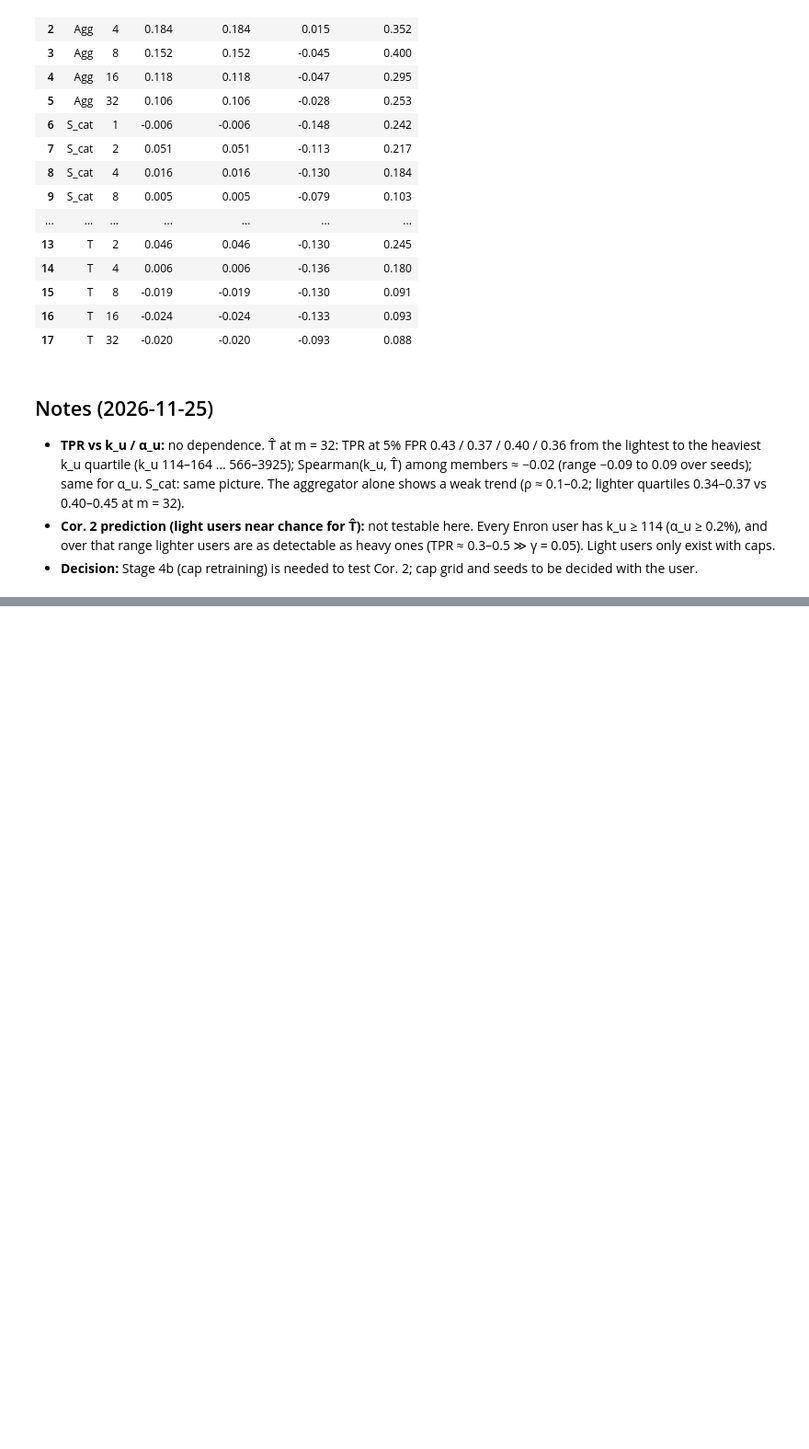
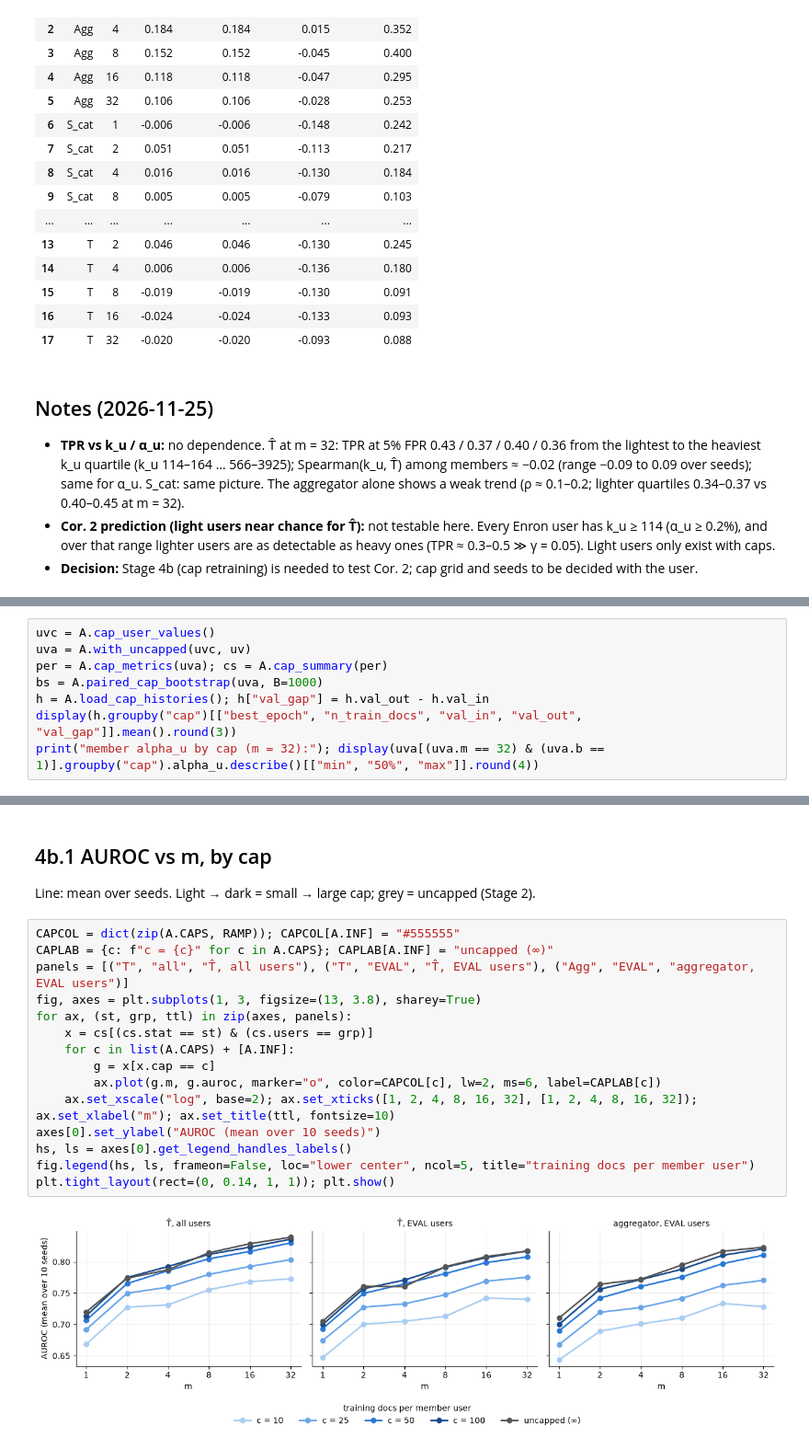
Before and after one commit to Jalalbaim/User-Inference-Attacks-on-LLMs, a Jupyter notebook: Stage4/stage4.ipynb, the cells around one changed output, grey strips where cells are left out. Shown at 92% size. Cells and saved outputs as stored; diff of their text form; blank space fills up the shorter version.

```diff
--- a/Stage4/stage4.ipynb
+++ b/Stage4/stage4.ipynb
@@ -105,0 +114,8 @@ display(A.rank_corr(det).round(3))
+# %%
+uvc = A.cap_user_values()
+uva = A.with_uncapped(uvc, uv)
+per = A.cap_metrics(uva); cs = A.cap_summary(per)
+bs = A.paired_cap_bootstrap(uva, B=1000)
+h = A.load_cap_histories(); h["val_gap"] = h.val_out - h.val_in
+display(h.groupby("cap")[["best_epoch", "n_train_docs", "val_in", "val_out", "val_gap"]].mean().round(3))
+print("member alpha_u by cap (m = 32):"); display(uva[(uva.m == 32) & (uva.b == 1)].groupby("cap").alpha_u.describe()[["min", "50%", "max"]].round(4))
@@ -105,0 +137,20 @@ display(A.rank_corr(det).round(3))
+# %% [markdown]
+## 4b.1 AUROC vs m, by cap
+Line: mean over seeds. Light → dark = small → large cap; grey = uncapped (Stage 2).
+# %%
+CAPCOL = dict(zip(A.CAPS, RAMP)); CAPCOL[A.INF] = "#555555"
+CAPLAB = {c: f"c = {c}" for c in A.CAPS}; CAPLAB[A.INF] = "uncapped (∞)"
+panels = [("T", "all", "T̂, all users"), ("T", "EVAL", "T̂, EVAL users"), ("Agg", "EVAL", "aggregator, EVAL users")]
+fig, axes = plt.subplots(1, 3, figsize=(13, 3.8), sharey=True)
+for ax, (st, grp, ttl) in zip(axes, panels):
+    x = cs[(cs.stat == st) & (cs.users == grp)]
+    for c in list(A.CAPS) + [A.INF]:
+        g = x[x.cap == c]
+        ax.plot(g.m, g.auroc, marker="o", color=CAPCOL[c], lw=2, ms=6, label=CAPLAB[c])
+    ax.set_xscale("log", base=2); ax.set_xticks([1, 2, 4, 8, 16, 32], [1, 2, 4, 8, 16, 32]); ax.set_xlabel("m"); ax.set_title(ttl, fontsize=10)
+axes[0].set_ylabel("AUROC (mean over 10 seeds)")
+hs, ls = axes[0].get_legend_handles_labels()
+fig.legend(hs, ls, frameon=False, loc="lower center", ncol=5, title="training docs per member user")
+plt.tight_layout(rect=(0, 0.14, 1, 1)); plt.show()
+# %% [output]
+[figure, added]
```
Also changed, not shown: parts of 7 cells of this notebook, 10 other files.
